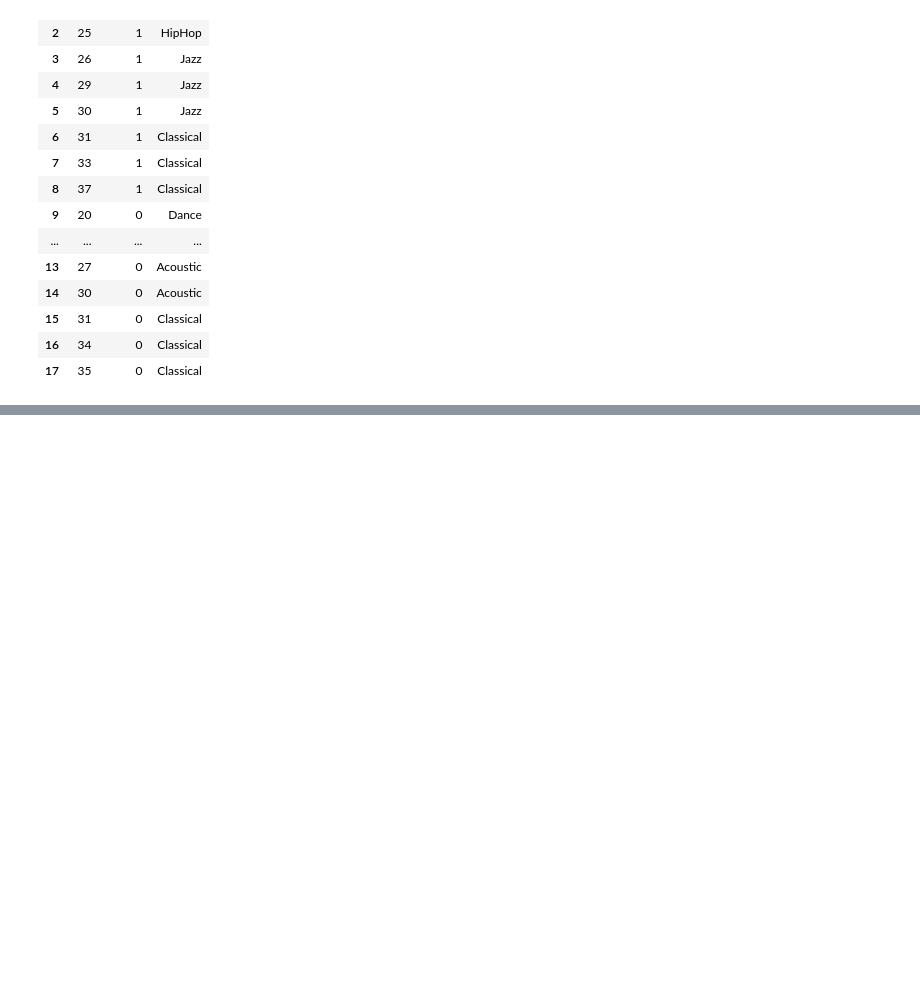
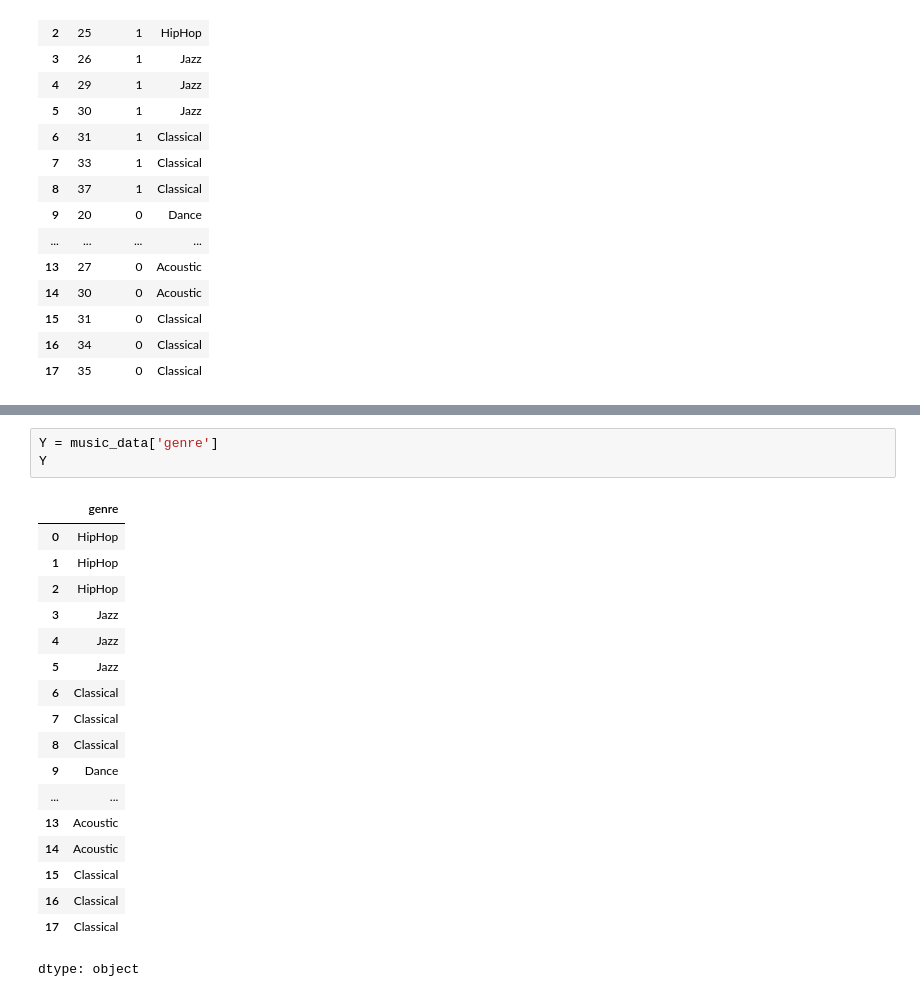
Before and after one commit to pradipbhattacharjya/Python, a Jupyter notebook: A_Real_Problem.ipynb, the cells around one changed output, grey strips where cells are left out. Saved outputs shown, nothing was run; the diff lists cells and outputs as text; blank space fills up the shorter version.

```diff
--- a/A_Real_Problem.ipynb
+++ b/A_Real_Problem.ipynb
@@ -32,0 +56,22 @@ music_data
+# %%
+Y = music_data['genre']
+Y
+# %% [output]
+|  | genre |
+| 0 | HipHop |
+| 1 | HipHop |
+| 2 | HipHop |
+| 3 | Jazz |
+| 4 | Jazz |
+| 5 | Jazz |
+| 6 | Classical |
+| 7 | Classical |
+| 8 | Classical |
+| 9 | Dance |
+| ... | ... |
+| 13 | Acoustic |
+| 14 | Acoustic |
+| 15 | Classical |
+| 16 | Classical |
+| 17 | Classical |
+dtype: object
```
Also changed, not shown: parts of 2 cells of this notebook.
